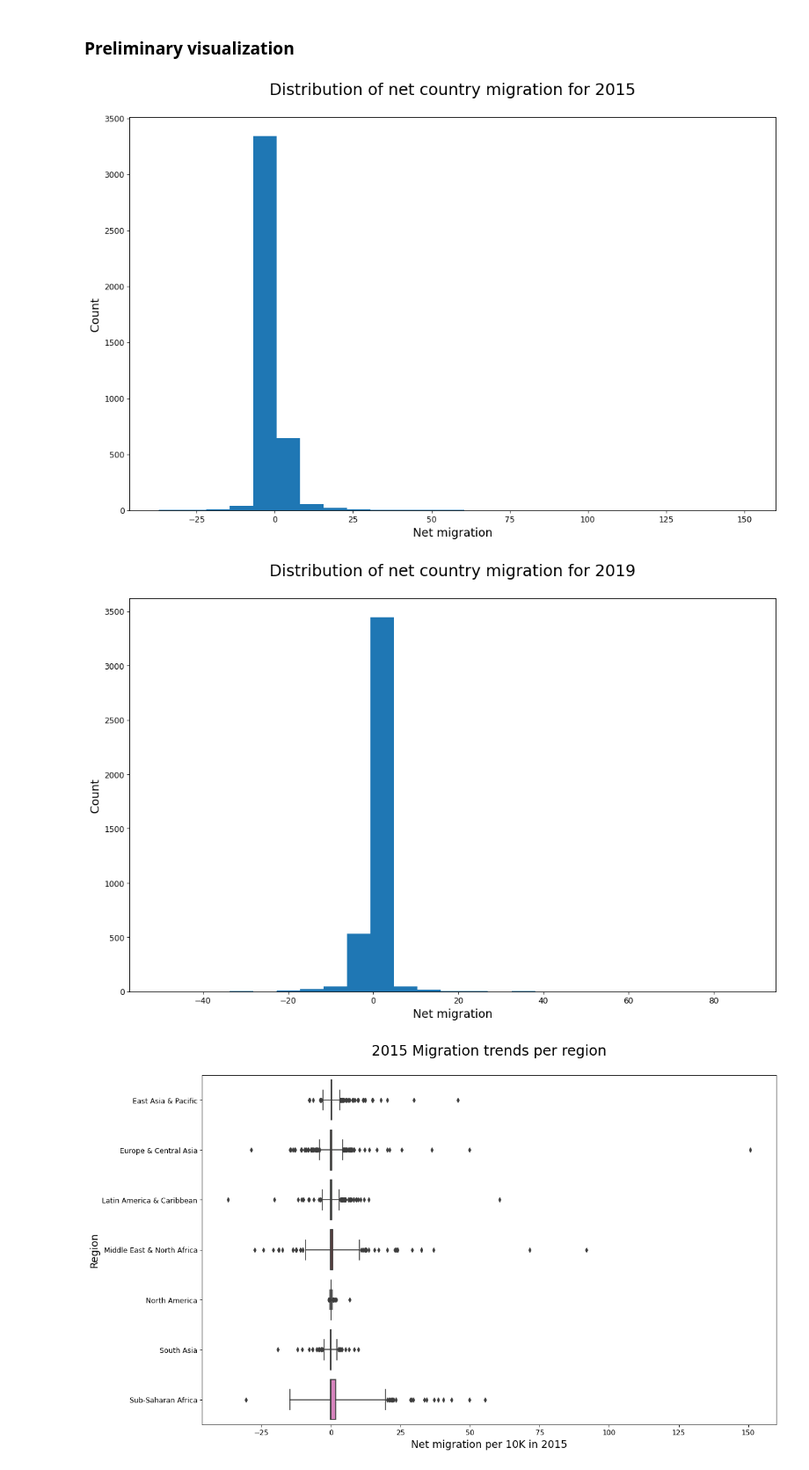
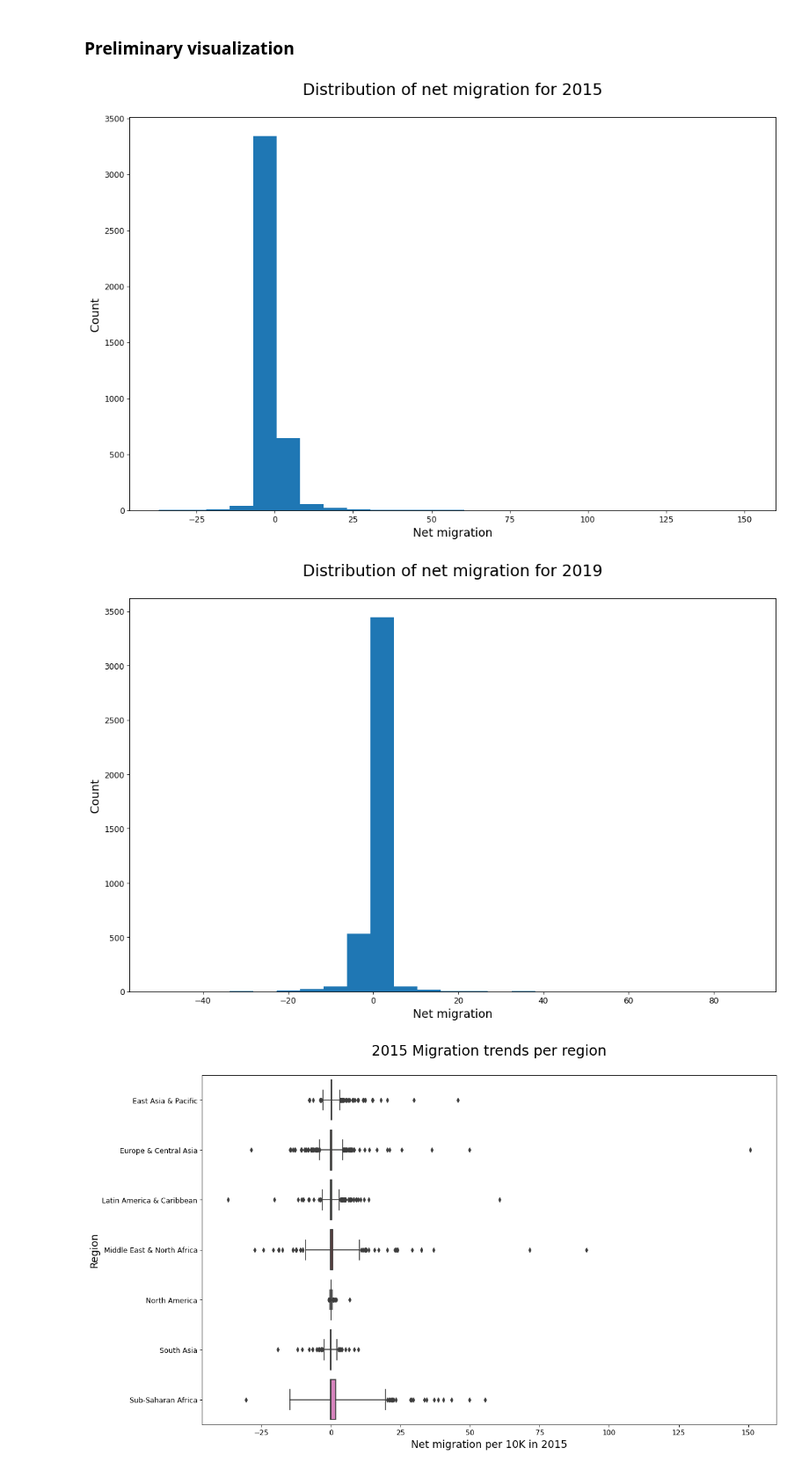
Before and after one commit to pdesai27/DAB-103, a Jupyter notebook: CountryMigration.ipynb, the cells around one changed output. Shown at 88% size. Cells and saved outputs as stored; diff of their text form; code cells hidden in the pictures.

```diff
--- a/CountryMigration.ipynb
+++ b/CountryMigration.ipynb
@@ -188,33 +188,33 @@ dtype: int64
 # %% [markdown]
 ### Preliminary visualization
 # %%
-# Distribution of net country migration for 2015
+# Distribution of net migration for 2015
 plt.figure(figsize=(16,10), dpi= 80)
 plt.hist(x='net_per_10K_2015', data=data, bins=25)
 
 # Decoration
-plt.title('Distribution of net country migration for 2015\n', fontsize=22)
+plt.title('Distribution of net migration for 2015\n', fontsize=22)
 plt.xlabel('Net migration', fontsize = 16)
 plt.ylabel('Count', fontsize = 16)
 plt.xticks(fontsize= 11)
 plt.yticks(fontsize= 11)
 plt.show()
 # %% [output]
-[figure, old version]
+[figure, new version]
 # %%
-# Distribution of net country migration for 2019
+# Distribution of net migration for 2019
 plt.figure(figsize=(16,10), dpi= 80)
 plt.hist(x='net_per_10K_2019', data=data, bins=25)
 
 # Decoration
-plt.title('Distribution of net country migration for 2019\n', fontsize=22)
+plt.title('Distribution of net migration for 2019\n', fontsize=22)
 plt.xlabel('Net migration', fontsize = 16)
 plt.ylabel('Count', fontsize = 16)
 plt.xticks(fontsize= 11)
 plt.yticks(fontsize= 11)
 plt.show()
 # %% [output]
-[figure, old version]
+[figure, new version]
 # %%
 # Search for outliers using boxplot
 plt.figure(figsize=(16,10), dpi= 80)
```
